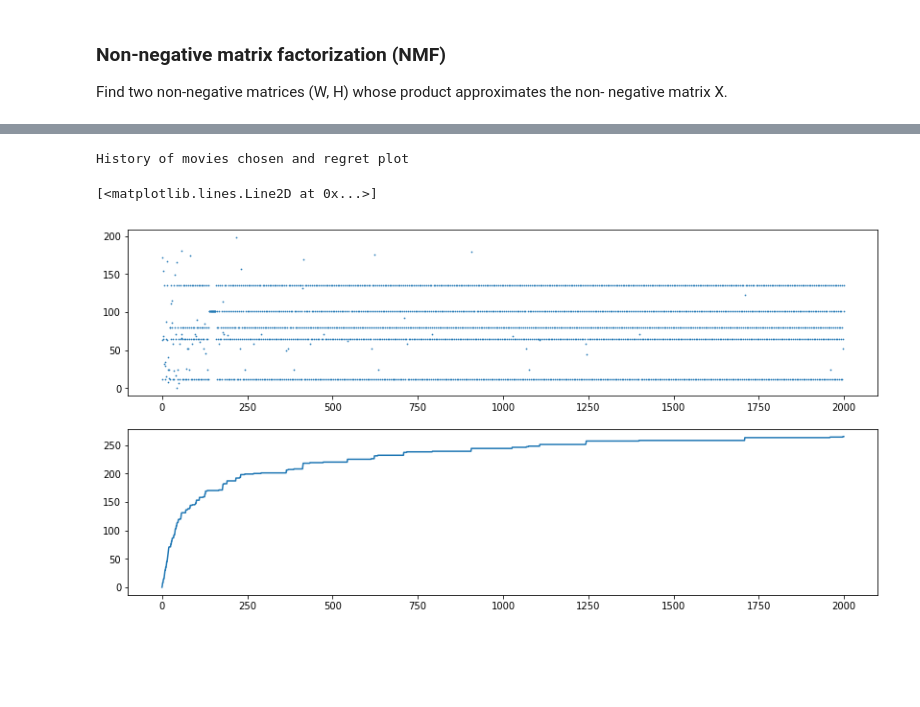
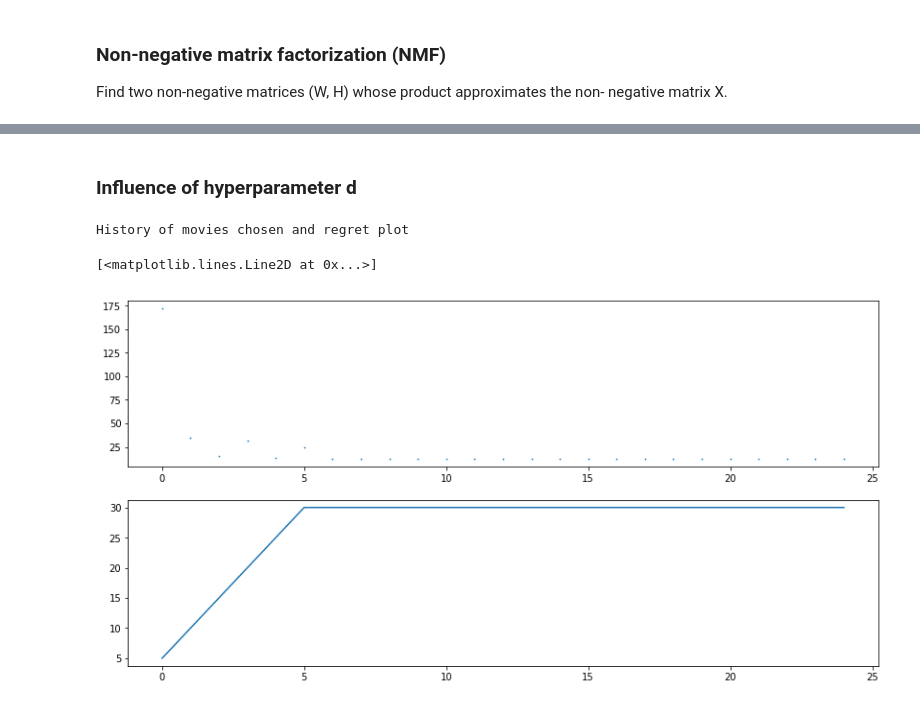
Before and after one commit to hassan-el-mansouri-khoudari/linear-bandits-movie-recommender, a Jupyter notebook: partie_LinUCB.ipynb, the cells around one changed output, grey strips where cells are left out. Drawn from its saved outputs; the diff is of its cells as text; code cells hidden in the pictures; blank space fills up the shorter version.

```diff
--- a/partie_LinUCB.ipynb
+++ b/partie_LinUCB.ipynb
@@ -71,20 +97,28 @@ Find two non-negative matrices (W, H) whose product approximates the non- negati
+# %% [markdown]
+### Influence of hyperparameter d
 # %%
-#dimension used in the decomposition of the matrix Ratings
-d = 1
-iterations = 2000
+iterations = 25
 user = 3
-#print("Chosen user rating :", Ratings[user])
+regret = []
 
-H = non_neg_decomp(np.delete(Ratings,user,0), d)
-final_rec, history, regret = LinUCB(T = iterations, user = Ratings[user], H = H, d = 1)
+for d in range (2,3):
+    H = non_neg_decomp(np.delete(Ratings,user,0), d)
+    _, history, temp = LinUCB(T = iterations, user = Ratings[user], H = H, d = d)
+    regret.append(temp)
+
+#plt.figure(figsize=(14, 7))
+#for i in range(len(regret)):
+ #   plt.plot(range(iterations), regret[i], label = "graphe du regret avec d = {}".format(i+1))
+#plt.legend(prop={'size': 10})
+#plt.grid()
 
 print("History of movies chosen and regret plot")
 plt.figure(figsize=(14, 7))
 plt.subplot(2,1,1)
 plt.scatter(range(iterations),history,s=0.5)
 plt.subplot(2,1,2)
-plt.plot(regret)
+plt.plot(temp)
 # %% [output]
 History of movies chosen and regret plot
 [<matplotlib.lines.Line2D at 0x...>]
-[figure, old version]
+[figure, new version]
```
Also changed, not shown: parts of 5 cells of this notebook.
